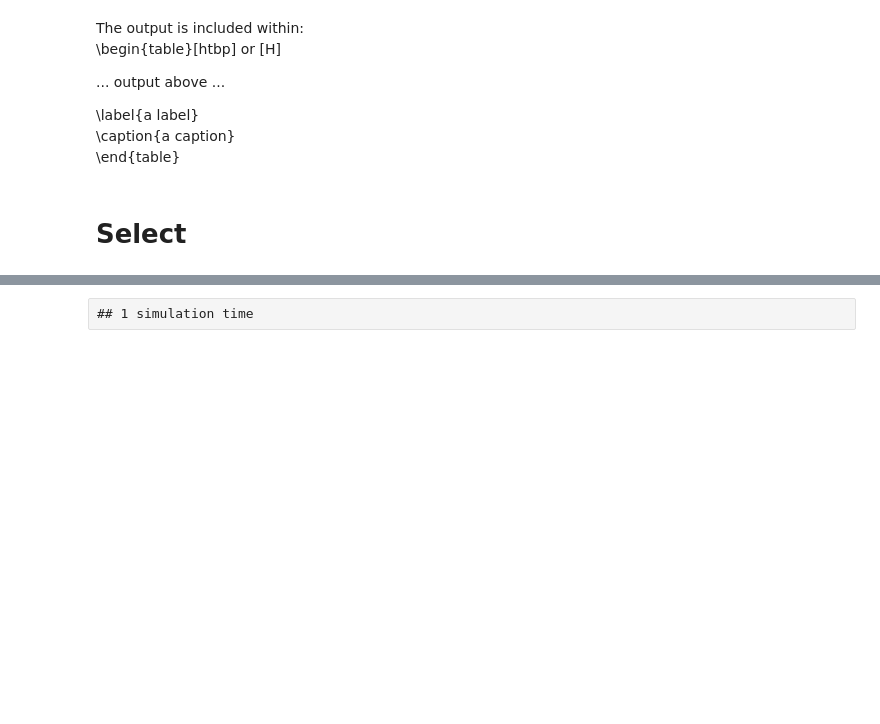
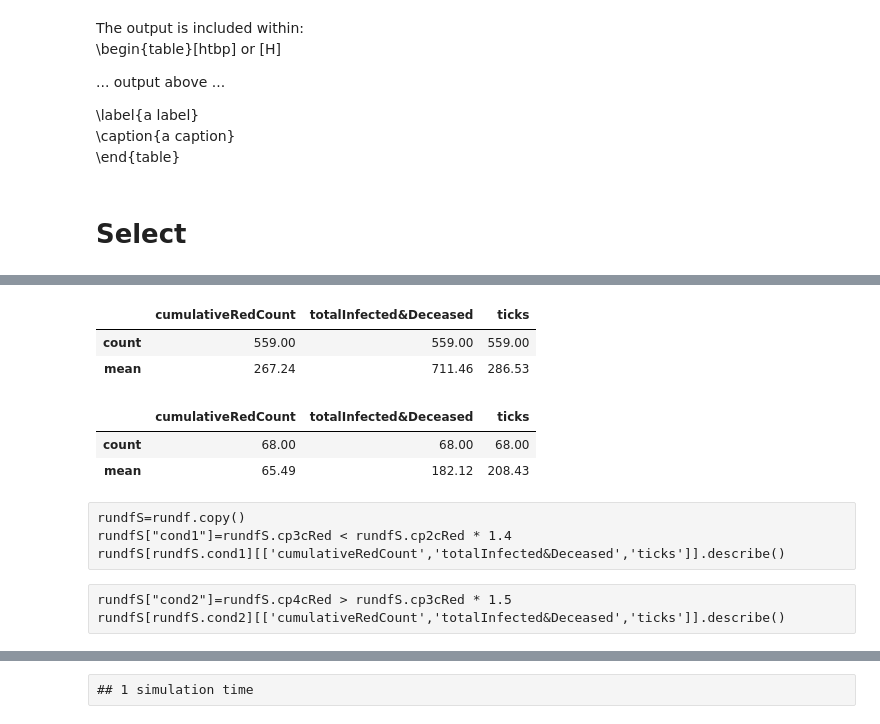
Before and after one commit to terna/readSIsaR_BatchResults, a Jupyter notebook: selectResults1kStableSeedsCPoints_basicControl_schoolOpenSeptChangingWorld_plusHMlog.ipynb, the cells around one changed output, grey strips where cells are left out. Cells and saved outputs as stored; diff of their text form; code cells hidden in the pictures; blank space fills up the shorter version.

```diff
--- a/selectResults1kStableSeedsCPoints_basicControl_schoolOpenSeptChangingWorld_plusHMlog.ipynb
+++ b/selectResults1kStableSeedsCPoints_basicControl_schoolOpenSeptChangingWorld_plusHMlog.ipynb
@@ -164,0 +129,16 @@ rundf[['cp2cRed','cp3cRed','cp4cRed']]
+# %%
+rundf['cp2GT20']=rundf.cp2cRed >  20
+rundf[rundf.cp2GT20][['cumulativeRedCount','totalInfected&Deceased','ticks']]\
+.describe().loc[['count','mean']]
+# %% [output]
+|  | cumulativeRedCount | totalInfected&Deceased | ticks |
+| count | 559.00 | 559.00 | 559.00 |
+| mean | 267.24 | 711.46 | 286.53 |
+# %%
+rundf['cp2LE20']=rundf.cp2cRed <= 20
+rundf[rundf.cp2LE20][['cumulativeRedCount','totalInfected&Deceased','ticks']]\
+.describe().loc[['count','mean']]
+# %% [output]
+|  | cumulativeRedCount | totalInfected&Deceased | ticks |
+| count | 68.00 | 68.00 | 68.00 |
+| mean | 65.49 | 182.12 | 208.43 |
@@ -164,0 +151,7 @@ rundf[['cp2cRed','cp3cRed','cp4cRed']]
+# %% [raw]
+rundfS=rundf.copy()
+rundfS["cond1"]=rundfS.cp3cRed < rundfS.cp2cRed * 1.4
+rundfS[rundfS.cond1][['cumulativeRedCount','totalInfected&Deceased','ticks']].describe()
+# %% [raw]
+rundfS["cond2"]=rundfS.cp4cRed > rundfS.cp3cRed * 1.5
+rundfS[rundfS.cond2][['cumulativeRedCount','totalInfected&Deceased','ticks']].describe()
```
Also changed, not shown: parts of 13 cells of this notebook, 1 other file.
